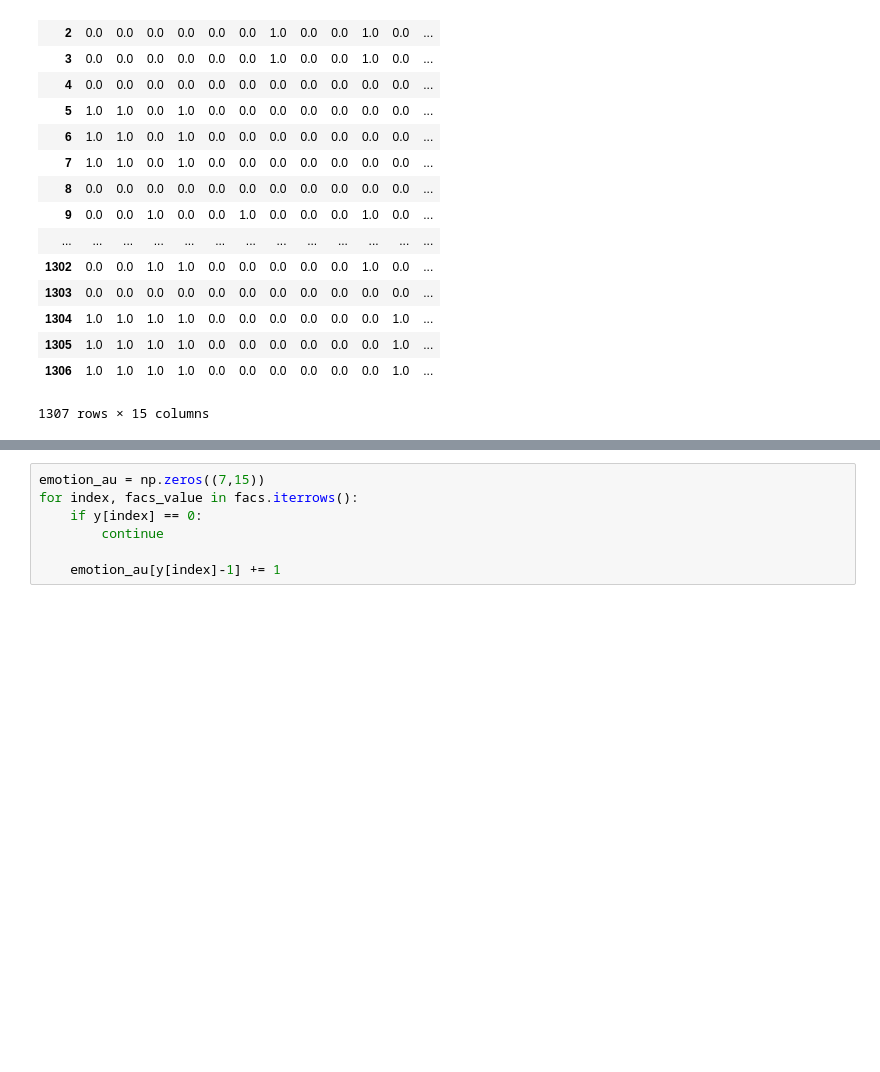
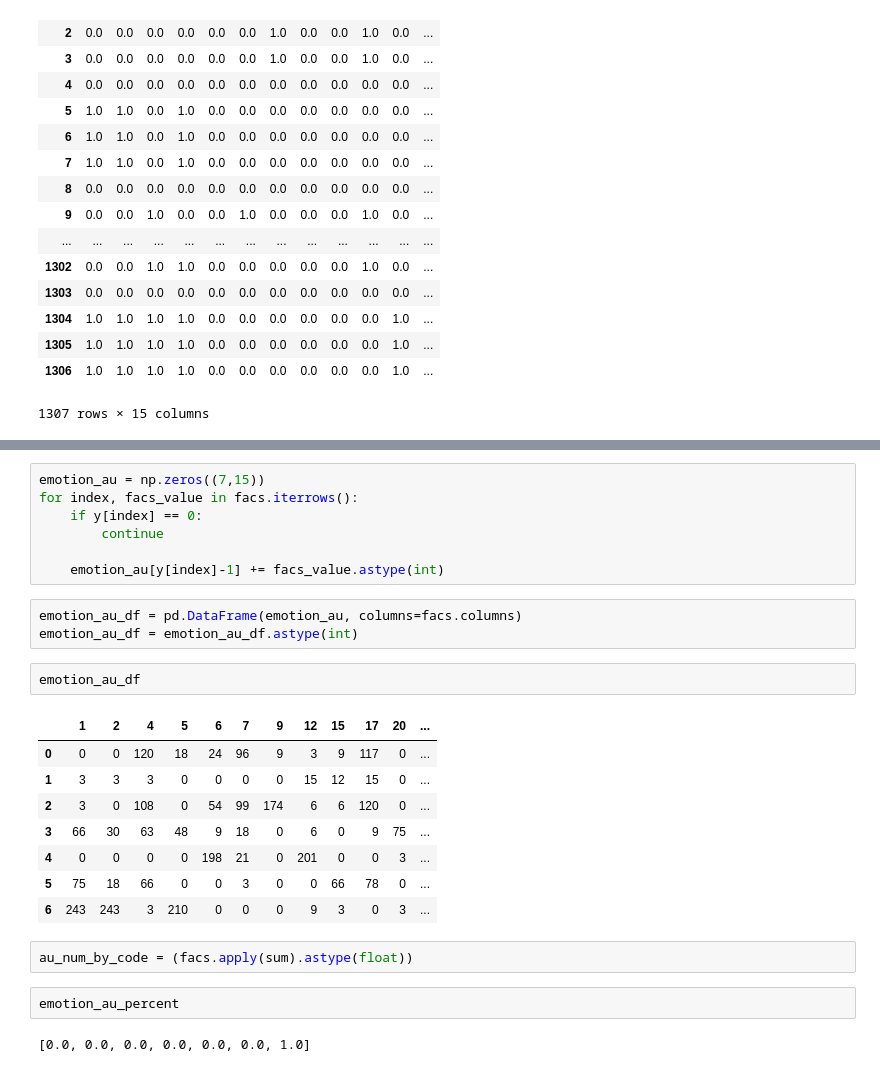
Before and after one commit to SunProg/do-neural-networks-learn-faus-iccvw-2015, a Jupyter notebook: facs_explorer.ipynb, the cells around one changed output, grey strips where cells are left out. Saved outputs shown, nothing was run; the diff lists cells and outputs as text; blank space fills up the shorter version.

```diff
--- a/facs_explorer.ipynb
+++ b/facs_explorer.ipynb
@@ -87,4 +108,24 @@ for index, facs_value in facs.iterrows():
     if y[index] == 0:
         continue
 
-    emotion_au[y[index]-1] += 1
+    emotion_au[y[index]-1] += facs_value.astype(int)
+# %%
+emotion_au_df = pd.DataFrame(emotion_au, columns=facs.columns)
+emotion_au_df = emotion_au_df.astype(int)
+# %%
+emotion_au_df
+# %% [output]
+|  | 1 | 2 | 4 | 5 | 6 | 7 | 9 | 12 | 15 | 17 | 20 | ... |
+| 0 | 0 | 0 | 120 | 18 | 24 | 96 | 9 | 3 | 9 | 117 | 0 | ... |
+| 1 | 3 | 3 | 3 | 0 | 0 | 0 | 0 | 15 | 12 | 15 | 0 | ... |
+| 2 | 3 | 0 | 108 | 0 | 54 | 99 | 174 | 6 | 6 | 120 | 0 | ... |
+| 3 | 66 | 30 | 63 | 48 | 9 | 18 | 0 | 6 | 0 | 9 | 75 | ... |
+| 4 | 0 | 0 | 0 | 0 | 198 | 21 | 0 | 201 | 0 | 0 | 3 | ... |
+| 5 | 75 | 18 | 66 | 0 | 0 | 3 | 0 | 0 | 66 | 78 | 0 | ... |
+| 6 | 243 | 243 | 3 | 210 | 0 | 0 | 0 | 9 | 3 | 0 | 3 | ... |
+# %%
+au_num_by_code = (facs.apply(sum).astype(float))
+# %%
+emotion_au_percent
+# %% [output]
+[0.0, 0.0, 0.0, 0.0, 0.0, 0.0, 1.0]
```
Also changed, not shown: parts of 21 cells of this notebook.
